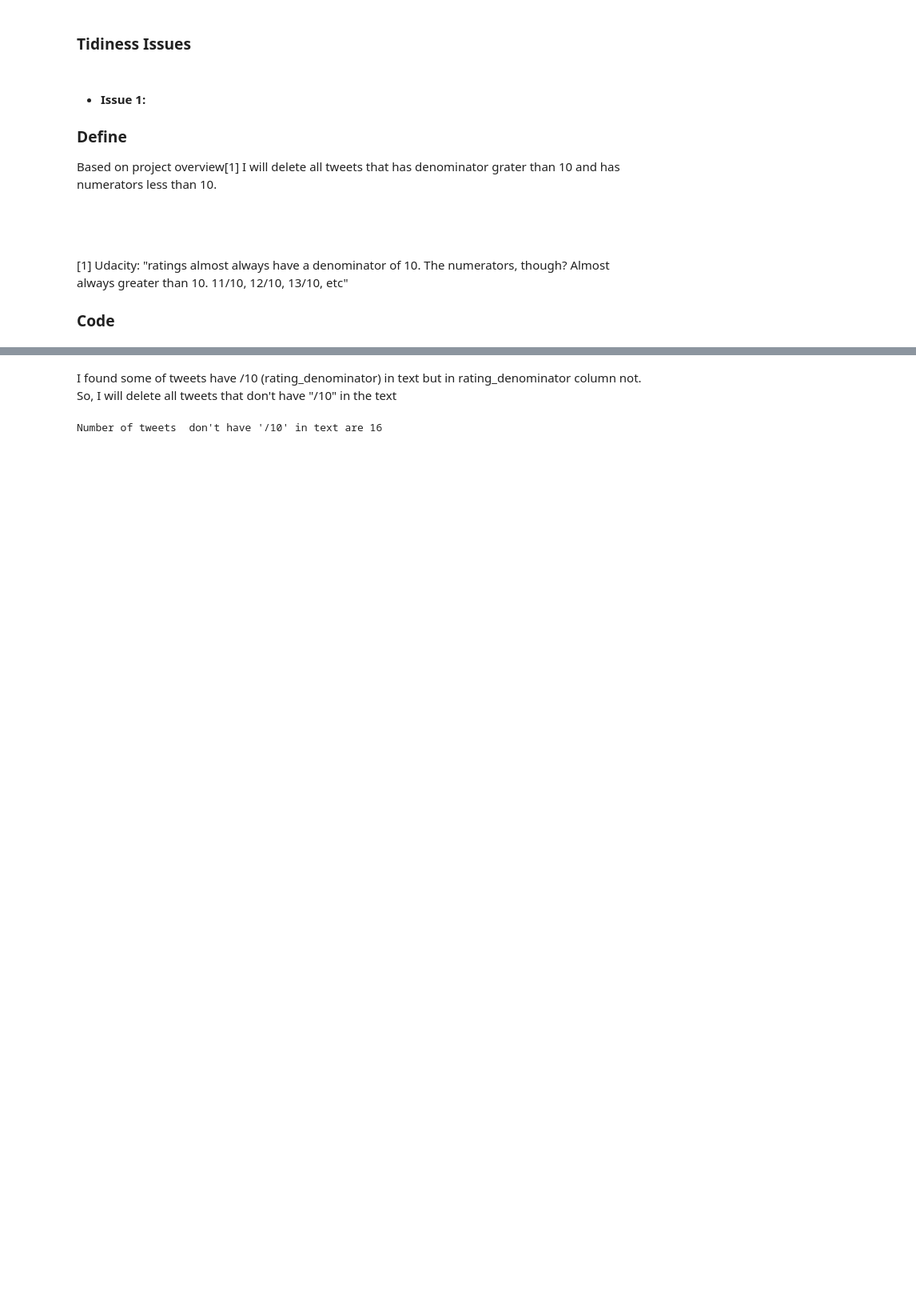
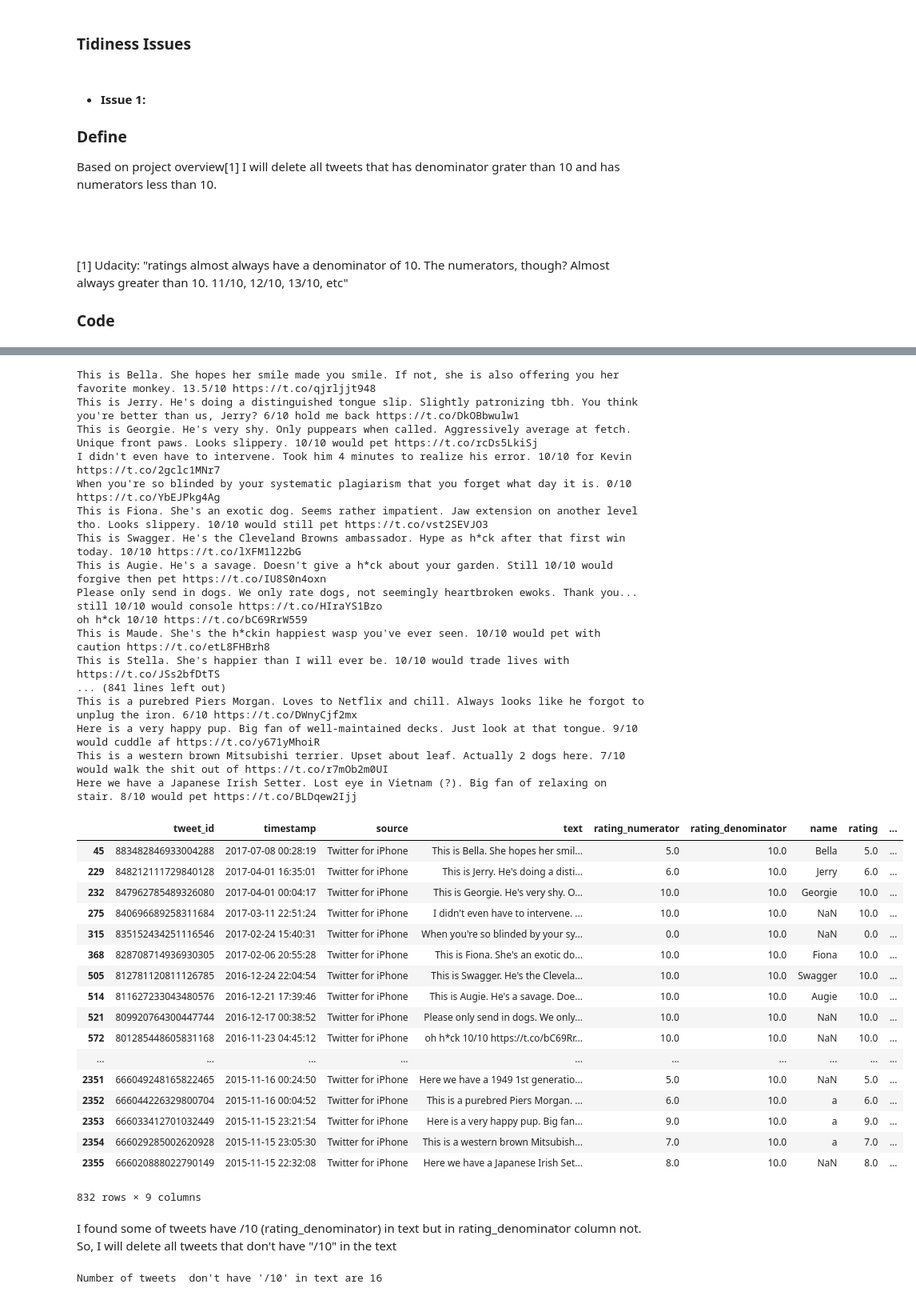
Before and after one commit to Alyahya-A/wrangle-and-analyze-data, a Jupyter notebook: wrangle_act.ipynb, the cells around one changed output, grey strips where cells are left out. Shown at 80% size. Cells and saved outputs as stored; diff of their text form; code cells hidden in the pictures; blank space fills up the shorter version.

```diff
--- a/wrangle_act.ipynb
+++ b/wrangle_act.ipynb
@@ -935,6 +936,49 @@ This is an Albanian 3 1/2 legged  Episcopalian. Loves well-polished hardwood flo
 | 1779 | 677716515794329600 | 2015-12-18 05:06:23 | Twitter for iPhone | IT'S PUPPERGEDDON. Total of 144/1... | 144.0 | 120.0 | NaN | NaN | ... |
 | 1843 | 675853064436391936 | 2015-12-13 01:41:41 | Twitter for iPhone | Here we have an entire platoon of... | 88.0 | 80.0 | NaN | NaN | ... |
 | 2335 | 666287406224695296 | 2015-11-16 16:11:11 | Twitter for iPhone | This is an Albanian 3 1/2 legged ... | 1.0 | 2.0 | an | NaN | ... |
+# %%
+temp_df = archive_clean_df[archive_clean_df.rating_numerator <= 10]
+
+for text in temp_df.text:
+    print(text)
+
+temp_df
+# %% [output]
+This is Bella. She hopes her smile made you smile. If not, she is also offering you her favorite monkey. 13.5/10 https://t.co/qjrljjt948
+This is Jerry. He's doing a distinguished tongue slip. Slightly patronizing tbh. You think you're better than us, Jerry? 6/10 hold me back https://t.co/DkOBbwulw1
+This is Georgie. He's very shy. Only puppears when called. Aggressively average at fetch. Unique front paws. Looks slippery. 10/10 would pet https://t.co/rcDs5LkiSj
+I didn't even have to intervene. Took him 4 minutes to realize his error. 10/10 for Kevin https://t.co/2gclc1MNr7
+When you're so blinded by your systematic plagiarism that you forget what day it is. 0/10 https://t.co/YbEJPkg4Ag
+This is Fiona. She's an exotic dog. Seems rather impatient. Jaw extension on another level tho. Looks slippery. 10/10 would still pet https://t.co/vst2SEVJO3
+This is Swagger. He's the Cleveland Browns ambassador. Hype as h*ck after that first win today. 10/10 https://t.co/lXFM1l22bG
+This is Augie. He's a savage. Doesn't give a h*ck about your garden. Still 10/10 would forgive then pet https://t.co/IU8S0n4oxn
+Please only send in dogs. We only rate dogs, not seemingly heartbroken ewoks. Thank you... still 10/10 would console https://t.co/HIraYS1Bzo
+oh h*ck 10/10 https://t.co/bC69RrW559
+This is Maude. She's the h*ckin happiest wasp you've ever seen. 10/10 would pet with caution https://t.co/etL8FHBrh8
+This is Stella. She's happier than I will ever be. 10/10 would trade lives with https://t.co/JSs2bfDtTS
+... (841 lines left out)
+This is a purebred Piers Morgan. Loves to Netflix and chill. Always looks like he forgot to unplug the iron. 6/10 https://t.co/DWnyCjf2mx
+Here is a very happy pup. Big fan of well-maintained decks. Just look at that tongue. 9/10 would cuddle af https://t.co/y671yMhoiR
+This is a western brown Mitsubishi terrier. Upset about leaf. Actually 2 dogs here. 7/10 would walk the shit out of https://t.co/r7mOb2m0UI
+Here we have a Japanese Irish Setter. Lost eye in Vietnam (?). Big fan of relaxing on stair. 8/10 would pet https://t.co/BLDqew2Ijj
+|  | tweet_id | timestamp | source | text | rating_numerator | rating_denominator | name | rating | ... |
+| 45 | 883482846933004288 | 2017-07-08 00:28:19 | Twitter for iPhone | This is Bella. She hopes her smil... | 5.0 | 10.0 | Bella | 5.0 | ... |
+| 229 | 848212111729840128 | 2017-04-01 16:35:01 | Twitter for iPhone | This is Jerry. He's doing a disti... | 6.0 | 10.0 | Jerry | 6.0 | ... |
+| 232 | 847962785489326080 | 2017-04-01 00:04:17 | Twitter for iPhone | This is Georgie. He's very shy. O... | 10.0 | 10.0 | Georgie | 10.0 | ... |
+| 275 | 840696689258311684 | 2017-03-11 22:51:24 | Twitter for iPhone | I didn't even have to intervene. ... | 10.0 | 10.0 | NaN | 10.0 | ... |
+| 315 | 835152434251116546 | 2017-02-24 15:40:31 | Twitter for iPhone | When you're so blinded by your sy... | 0.0 | 10.0 | NaN | 0.0 | ... |
+| 368 | 828708714936930305 | 2017-02-06 20:55:28 | Twitter for iPhone | This is Fiona. She's an exotic do... | 10.0 | 10.0 | Fiona | 10.0 | ... |
+| 505 | 812781120811126785 | 2016-12-24 22:04:54 | Twitter for iPhone | This is Swagger. He's the Clevela... | 10.0 | 10.0 | Swagger | 10.0 | ... |
+| 514 | 811627233043480576 | 2016-12-21 17:39:46 | Twitter for iPhone | This is Augie. He's a savage. Doe... | 10.0 | 10.0 | Augie | 10.0 | ... |
+| 521 | 809920764300447744 | 2016-12-17 00:38:52 | Twitter for iPhone | Please only send in dogs. We only... | 10.0 | 10.0 | NaN | 10.0 | ... |
+| 572 | 801285448605831168 | 2016-11-23 04:45:12 | Twitter for iPhone | oh h*ck 10/10 https://t.co/bC69Rr... | 10.0 | 10.0 | NaN | 10.0 | ... |
+| ... | ... | ... | ... | ... | ... | ... | ... | ... | ... |
+| 2351 | 666049248165822465 | 2015-11-16 00:24:50 | Twitter for iPhone | Here we have a 1949 1st generatio... | 5.0 | 10.0 | NaN | 5.0 | ... |
+| 2352 | 666044226329800704 | 2015-11-16 00:04:52 | Twitter for iPhone | This is a purebred Piers Morgan. ... | 6.0 | 10.0 | a | 6.0 | ... |
+| 2353 | 666033412701032449 | 2015-11-15 23:21:54 | Twitter for iPhone | Here is a very happy pup. Big fan... | 9.0 | 10.0 | a | 9.0 | ... |
+| 2354 | 666029285002620928 | 2015-11-15 23:05:30 | Twitter for iPhone | This is a western brown Mitsubish... | 7.0 | 10.0 | a | 7.0 | ... |
+| 2355 | 666020888022790149 | 2015-11-15 22:32:08 | Twitter for iPhone | Here we have a Japanese Irish Set... | 8.0 | 10.0 | NaN | 8.0 | ... |
+832 rows × 9 columns
 # %% [markdown]
 I found some of tweets have /10 (rating_denominator) in text but in rating_denominator column not.
 So, I will delete all tweets that don't have "/10" in the text
```
Also changed, not shown: parts of 1 cell of this notebook.
